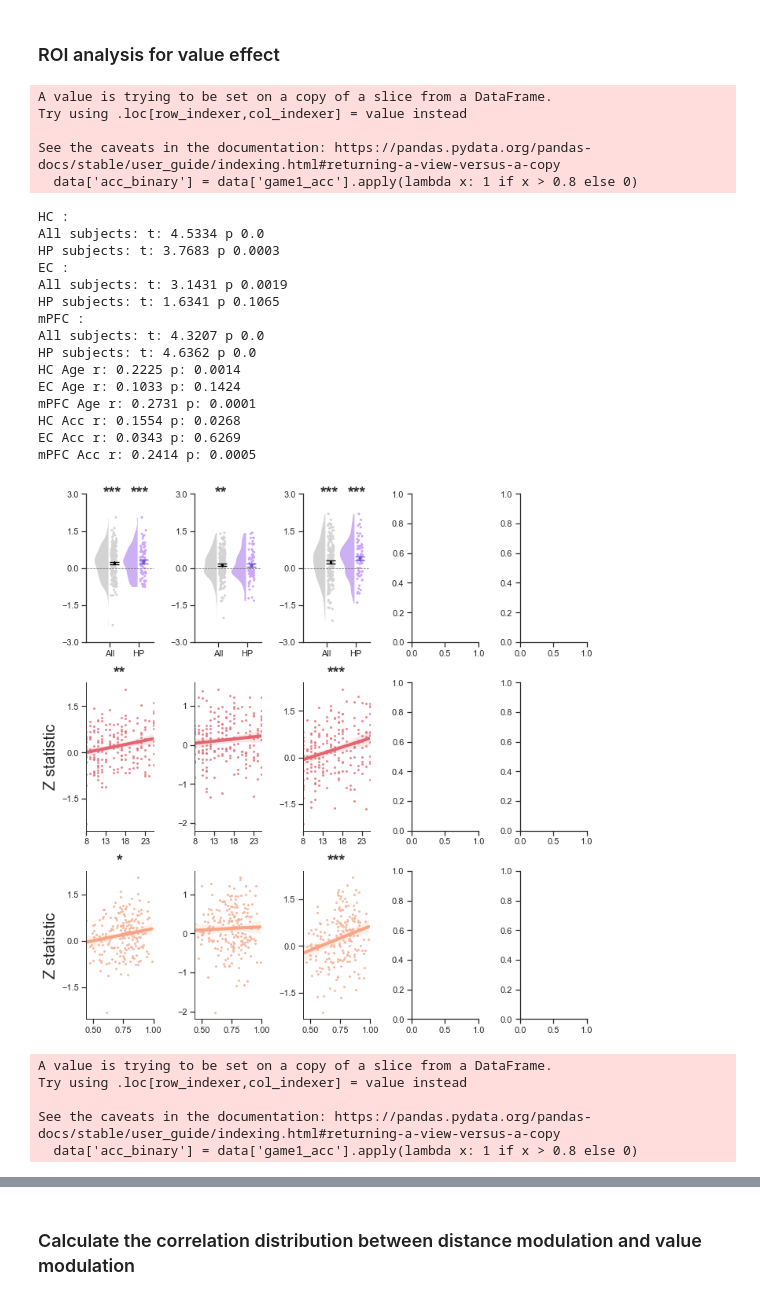
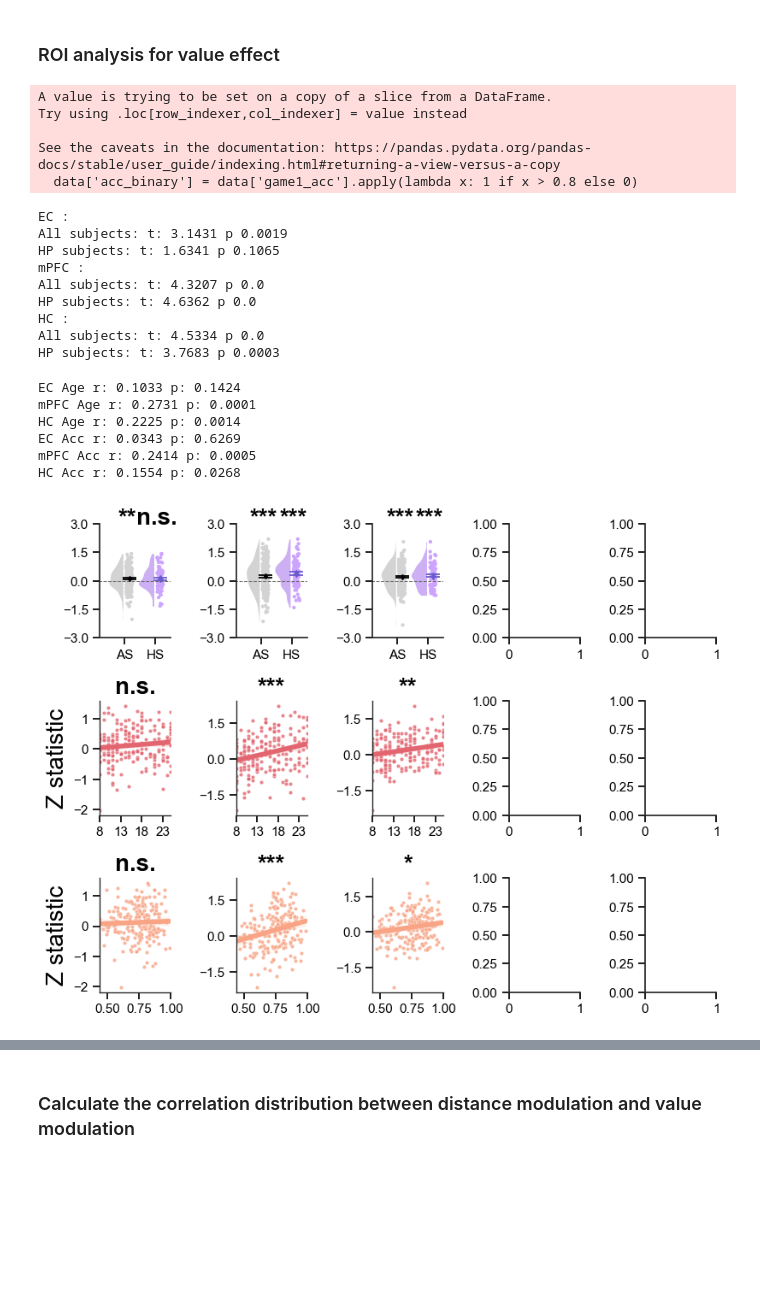
Before and after one commit to YukunQu/DCM, a Jupyter notebook: analysis/mri/figure/sf.ipynb, the cells around one changed output, grey strips where cells are left out. Saved outputs shown, nothing was run; the diff lists cells and outputs as text; code cells hidden in the pictures; blank space fills up the shorter version.

Commit message:
figure6

```diff
--- a/analysis/mri/figure/sf.ipynb
+++ b/analysis/mri/figure/sf.ipynb
@@ -25,6 +25,16 @@ mpl.rcParams['xtick.direction'] = 'out'
 mpl.rcParams['ytick.left'] = True
 mpl.rcParams['ytick.right'] = False
 mpl.rcParams['ytick.direction'] = 'out'
+
+# Set default text color
+plt.rcParams['text.color'] = 'black'
+
+# Set default axes label color
+plt.rcParams['axes.labelcolor'] = 'black'
+
+# Set default x and y tick colors
+plt.rcParams['xtick.color'] = 'black'
+plt.rcParams['ytick.color'] = 'black'
 # %% [markdown]
 # Supplemental figure1
 - More detailed Training precedure (?)
@@ -741,7 +702,7 @@ def p2sign(p):
     elif p<=0.05:
         sign='*'
     else:
-        sign=''
+        sign='n.s.'
     return sign
 
 
@@ -752,7 +713,7 @@ def apply_mask_and_get_activity(cmap_paths, mask):
 def plot_mean_activity(subs_mean_activity, data, ax):
     sub_label = data['acc_binary']
     hp_act = [act for act,l in zip(subs_mean_activity,sub_label) if l==1]
-    act_data = pd.DataFrame({'All':pd.Series(subs_mean_activity),'HP':pd.Series(hp_act)}) # Create an offset column
+    act_data = pd.DataFrame({'AS':pd.Series(subs_mean_activity),'HS':pd.Series(hp_act)}) # Create an offset column
 
     pt.RainCloud(data=act_data, orient='v',linewidth=0, palette=['lightgray','#cca3ff'],scale='area',width_viol=1,
                  bw=0.3,move=0.15,offset=0.05,ax=ax)
@@ -858,7 +819,7 @@ def multi_roi_analysis(query_condition, cmap_template, roi_names, rois, savepath
 
     # Show the plot
     plt.tight_layout()
-    #plt.savefig(savepath, dpi=300, bbox_inches='tight', pad_inches=0, transparent=True)
+    plt.savefig(savepath, dpi=300, bbox_inches='tight', pad_inches=0, transparent=True)
     plt.show()
 # %%
 query_condition = 'game1_fmri>=0.5'
@@ -947,50 +939,45 @@ PCC Acc r: 0.0894 p: 0.2046
 # %%
 query_condition = 'game1_fmri>=0.5'
 
 # load rois
-rois_names = ['HC','EC','mPFC','vmPFC']
+rois_names = ['EC','mPFC','HC']
 lhc = image.load_img(r'/mnt/workdir/DCM/Docs/Mask/hippocampus/lHC_MNI152NL.nii.gz')
 rhc = image.load_img(r'/mnt/workdir/DCM/Docs/Mask/hippocampus/rHC_MNI152NL.nii.gz')
 hc = image.math_img('np.logical_or(img1,img2)', img1=lhc, img2=rhc)
 
 ec  = image.load_img(r'/mnt/workdir/DCM/Docs/Mask/EC/juelich_EC_MNI152NL_prob.nii.gz')
 ec = image.binarize_img(ec,5)
 
 mPFC = image.load_img(r'/mnt/workdir/DCM/Docs/Mask/VMPFC/VMPFC_MNI152NL_new.nii.gz')
 
-rois = [hc,ec,mPFC]
+rois = [ec,mPFC,hc]
 
 cmap_template = r'/mnt/data/DCM/result_backup/2023.5.14/Nilearn/game1/value_spct/Setall/6fold/{}/zmap/value_zmap.nii.gz'
 savepath = r'/mnt/workdir/DCM/Result/paper/sf/sf4/Value_multi-ROIs_effect.pdf'
 multi_roi_analysis(query_condition,cmap_template,rois_names,rois,savepath)
 
-cmap_template2 = r'/mnt/data/DCM/result_backup/2023.5.14/Nilearn/game1/hexModvalue_spct/Setall/6fold/{}/zmap/hexModvalue_zmap.nii.gz'
-savepath2 = r'/mnt/workdir/DCM/Result/paper/sf/sf4/hexModValue_multi-ROIs_effect.pdf'
-multi_roi_analysis(query_condition,cmap_template2,rois_names,rois,savepath2)
+# cmap_template2 = r'/mnt/data/DCM/result_backup/2023.5.14/Nilearn/game1/hexModvalue_spct/Setall/6fold/{}/zmap/hexModvalue_zmap.nii.gz'
+# savepath2 = r'/mnt/workdir/DCM/Result/paper/sf/sf4/hexModValue_multi-ROIs_effect.pdf'
+# multi_roi_analysis(query_condition,cmap_template2,rois_names,rois,savepath2)
 # %% [output]
 A value is trying to be set on a copy of a slice from a DataFrame.
 Try using .loc[row_indexer,col_indexer] = value instead
 
 See the caveats in the documentation: https://pandas.pydata.org/pandas-docs/stable/user_guide/indexing.html#returning-a-view-versus-a-copy
   data['acc_binary'] = data['game1_acc'].apply(lambda x: 1 if x > 0.8 else 0)
-HC :
-All subjects: t: 4.5334 p 0.0
-HP subjects: t: 3.7683 p 0.0003
 EC :
 All subjects: t: 3.1431 p 0.0019
 HP subjects: t: 1.6341 p 0.1065
 mPFC :
 All subjects: t: 4.3207 p 0.0
 HP subjects: t: 4.6362 p 0.0
-HC Age r: 0.2225 p: 0.0014
-EC Age r: 0.1033 p: 0.1424
-mPFC Age r: 0.2731 p: 0.0001
-HC Acc r: 0.1554 p: 0.0268
-EC Acc r: 0.0343 p: 0.6269
-mPFC Acc r: 0.2414 p: 0.0005
+HC :
+All subjects: t: 4.5334 p 0.0
+HP subjects: t: 3.7683 p 0.0003
+EC Age r: 0.1033 p: 0.1424
+mPFC Age r: 0.2731 p: 0.0001
+HC Age r: 0.2225 p: 0.0014
+EC Acc r: 0.0343 p: 0.6269
+mPFC Acc r: 0.2414 p: 0.0005
+HC Acc r: 0.1554 p: 0.0268
-[figure, old version]
+[figure, new version]
-A value is trying to be set on a copy of a slice from a DataFrame.
-Try using .loc[row_indexer,col_indexer] = value instead
-
-See the caveats in the documentation: https://pandas.pydata.org/pandas-docs/stable/user_guide/indexing.html#returning-a-view-versus-a-copy
-  data['acc_binary'] = data['game1_acc'].apply(lambda x: 1 if x > 0.8 else 0)
```
Also changed, not shown: parts of 17 cells of this notebook, 34 other files.
